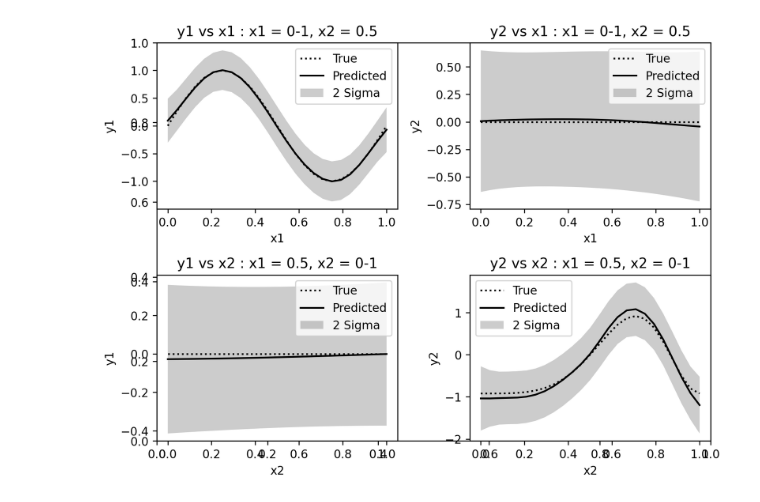
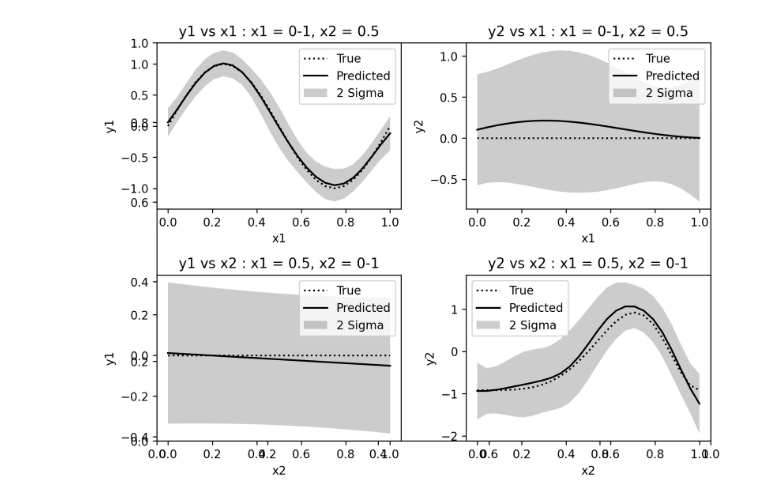
Before and after one commit to Queimo/DGEMO, a Jupyter notebook: mimo.ipynb, the cells around one changed output. Saved outputs shown, nothing was run; the diff lists cells and outputs as text; code cells hidden in the pictures.

```diff
--- a/mimo.ipynb
+++ b/mimo.ipynb
@@ -19,7 +19,7 @@ from matplotlib import pyplot as plt
 
 smoke_test = False
 
-training_pts = 100
+training_pts = 20
 
 ## TRAINING DATA
 
@@ -152,31 +152,31 @@ test_y = torch.stack([
     torch.sin((2 * math.pi)*test_x[:,0]),
     -2.5*torch.cos((2 * math.pi)*test_x[:,1]**2)*torch.exp(-2*test_x[:,0]),
     ],-1)
 
 model.eval()
 with torch.no_grad(), gpytorch.settings.fast_pred_var():
     mean, var = model.predict(test_x)
     lower = mean - 2 * var.sqrt()
     upper = mean + 2 * var.sqrt()
 
 plt.subplot(2,2,3)
 plt.title('y1 vs x2 : x1 = 0.5, x2 = 0-1')
 plt.plot(test_x[:,1].numpy(), test_y[:,0].numpy(), ':k')
 plt.plot(test_x[:,1].numpy(), mean[:,0].numpy(), 'k')
 plt.fill_between(test_x[:,1].numpy(), lower[:,0].numpy(), upper[:,0].numpy(), facecolor='k', alpha=0.2)
 plt.xlabel('x2')
 plt.ylabel('y1')
 plt.legend(['True','Predicted','2 Sigma'])
 
 plt.subplot(2,2,4)
 plt.title('y2 vs x2 : x1 = 0.5, x2 = 0-1')
 plt.plot(test_x[:,1].numpy(), test_y[:,1].numpy(), ':k')
 plt.plot(test_x[:,1].numpy(), mean[:,1].numpy(), 'k')
 plt.fill_between(test_x[:,1].numpy(), lower[:,1].numpy(), upper[:,1].numpy(), facecolor='k', alpha=0.2)
 plt.xlabel('x2')
 plt.ylabel('y2')
 plt.legend(['True','Predicted','2 Sigma'])
 
 plt.tight_layout()
 # %% [output]
-[figure, old version]
+[figure, new version]
```
Also changed, not shown: 2 other files.
